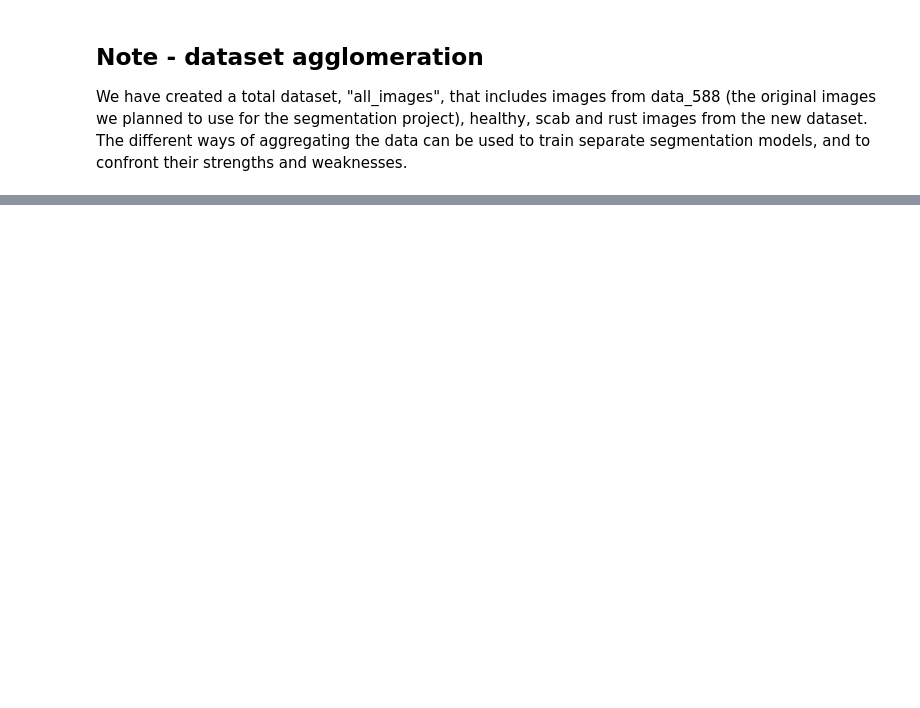
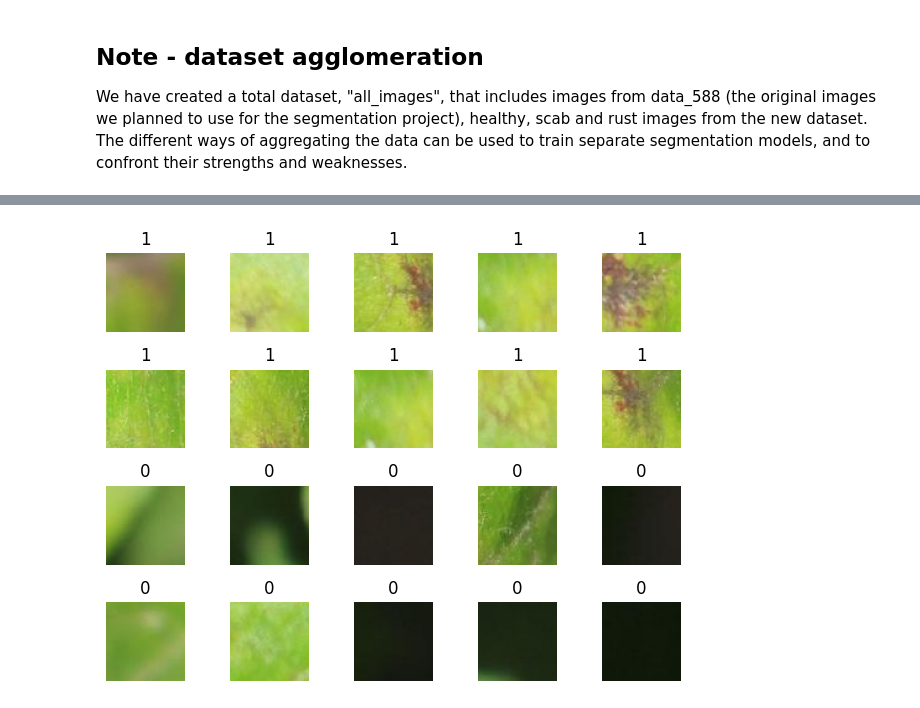
Before and after one commit to FedericoGritti/leaf_disease_segmentation_project, a Jupyter notebook: main_at_22-11-25.ipynb, the cells around one changed output, grey strips where cells are left out. Saved outputs shown, nothing was run; the diff lists cells and outputs as text; code cells hidden in the pictures; blank space fills up the shorter version.

```diff
--- a/main_at_22-11-25.ipynb
+++ b/main_at_22-11-25.ipynb
@@ -444,0 +518,18 @@ We have created a total dataset, "all_images", that includes images from data_58
+# %%
+# display 33x33 areas around center pixel
+i = 0
+patches_fig = plt.figure()
+
+for i in range(len(patches)):
+
+    plt.subplot(4, 5, i+1)
+    plt.title(labels[i] * 1)
+    # plt.title("Disease patch" if labels[i] else "Leaf patch")
+    plt.imshow(patches[i])
+    plt.axis("off")
+
+
+plt.tight_layout()
+plt.show()
+# %% [output]
+[figure, added]
```
Also changed, not shown: parts of 13 cells of this notebook.
